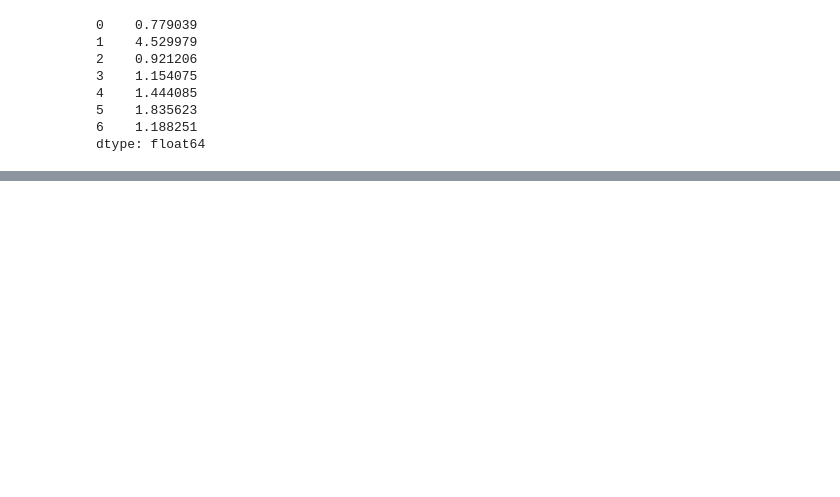
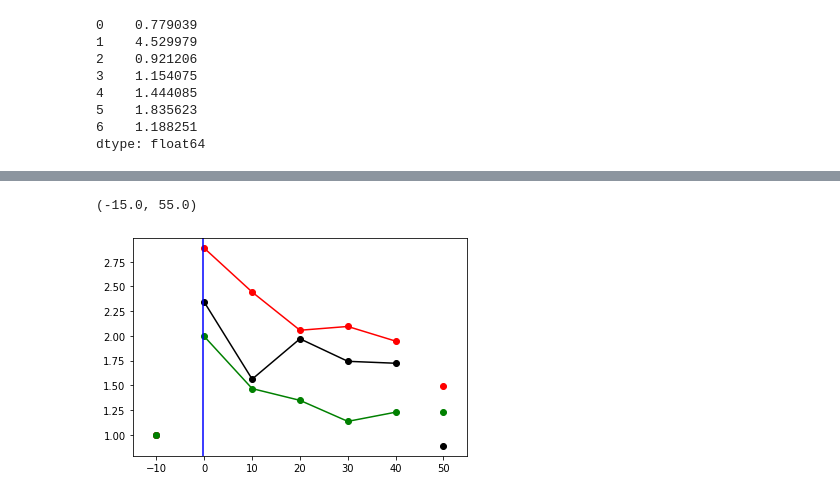
Before and after one commit to anzalks/ep_snippets, a Jupyter notebook: LTP_Cell_to_cell_analytsis_all_patterns.ipynb, the cells around one changed output, grey strips where cells are left out. Saved outputs shown, nothing was run; the diff lists cells and outputs as text; code cells hidden in the pictures; blank space fills up the shorter version.

```diff
--- a/LTP_Cell_to_cell_analytsis_all_patterns.ipynb
+++ b/LTP_Cell_to_cell_analytsis_all_patterns.ipynb
@@ -2025,0 +2079,6 @@ p3 =[1.73399675 1.18556404 1.01548851 0.97596604 1.03023851]
+# %%
+ts =time.time()
+cells = list_folder(p)
+pd_cells = df_from_cells(cells,outdir)
+tf =time.time()
+print(f'total time = {tf-ts} (s)')
@@ -2025,0 +2229,27 @@ p3 =[1.73399675 1.18556404 1.01548851 0.97596604 1.03023851]
+# %%
+p1_max_pre = pd_cells.loc[(pd_cells['frame_type']=='pattern')&(pd_cells['pre_post']=='pre')&(pd_cells['epsp_peak']=='max')&(pd_cells['frame_no']=='frame_no_0')]
+p1_max_post_0 = pd_cells.loc[(pd_cells['frame_type']=='pattern')&(pd_cells['pre_post']=='post_0')&(pd_cells['epsp_peak']=='max')&(pd_cells['frame_no']=='frame_no_0')]
+p1_max_post_1 = pd_cells.loc[(pd_cells['frame_type']=='pattern')&(pd_cells['pre_post']=='post_1')&(pd_cells['epsp_peak']=='max')&(pd_cells['frame_no']=='frame_no_0')]
+p1_max_post_2 = pd_cells.loc[(pd_cells['frame_type']=='pattern')&(pd_cells['pre_post']=='post_2')&(pd_cells['epsp_peak']=='max')&(pd_cells['frame_no']=='frame_no_0')]
+p1_max_post_3 = pd_cells.loc[(pd_cells['frame_type']=='pattern')&(pd_cells['pre_post']=='post_3')&(pd_cells['epsp_peak']=='max')&(pd_cells['frame_no']=='frame_no_0')]
+p1_max_post_4 = pd_cells.loc[(pd_cells['frame_type']=='pattern')&(pd_cells['pre_post']=='post_4')&(pd_cells['epsp_peak']=='max')&(pd_cells['frame_no']=='frame_no_0')]
+p1_max_post_5 = pd_cells.loc[(pd_cells['frame_type']=='pattern')&(pd_cells['pre_post']=='post_5')&(pd_cells['epsp_peak']=='max')&(pd_cells['frame_no']=='frame_no_0')]
+p1_max_post_6 = pd_cells.loc[(pd_cells['frame_type']=='pattern')&(pd_cells['pre_post']=='post_6')&(pd_cells['epsp_peak']=='max')&(pd_cells['frame_no']=='frame_no_0')]
+
+p2_max_pre = pd_cells.loc[(pd_cells['frame_type']=='pattern')&(pd_cells['pre_post']=='pre')&(pd_cells['epsp_peak']=='max')&(pd_cells['frame_no']=='frame_no_1')]
+p2_max_post_0 = pd_cells.loc[(pd_cells['frame_type']=='pattern')&(pd_cells['pre_post']=='post_0')&(pd_cells['epsp_peak']=='max')&(pd_cells['frame_no']=='frame_no_1')]
+p2_max_post_1 = pd_cells.loc[(pd_cells['frame_type']=='pattern')&(pd_cells['pre_post']=='post_1')&(pd_cells['epsp_peak']=='max')&(pd_cells['frame_no']=='frame_no_1')]
+p2_max_post_2 = pd_cells.loc[(pd_cells['frame_type']=='pattern')&(pd_cells['pre_post']=='post_2')&(pd_cells['epsp_peak']=='max')&(pd_cells['frame_no']=='frame_no_1')]
+p2_max_post_3 = pd_cells.loc[(pd_cells['frame_type']=='pattern')&(pd_cells['pre_post']=='post_3')&(pd_cells['epsp_peak']=='max')&(pd_cells['frame_no']=='frame_no_1')]
+p2_max_post_4 = pd_cells.loc[(pd_cells['frame_type']=='pattern')&(pd_cells['pre_post']=='post_4')&(pd_cells['epsp_peak']=='max')&(pd_cells['frame_no']=='frame_no_1')]
+p2_max_post_5 = pd_cells.loc[(pd_cells['frame_type']=='pattern')&(pd_cells['pre_post']=='post_5')&(pd_cells['epsp_peak']=='max')&(pd_cells['frame_no']=='frame_no_1')]
+p2_max_post_6 = pd_cells.loc[(pd_cells['frame_type']=='pattern')&(pd_cells['pre_post']=='post_6')&(pd_cells['epsp_peak']=='max')&(pd_cells['frame_no']=='frame_no_1')]
+
+p3_max_pre = pd_cells.loc[(pd_cells['frame_type']=='pattern')&(pd_cells['pre_post']=='pre')&(pd_cells['epsp_peak']=='max')&(pd_cells['frame_no']=='frame_no_2')]
+p3_max_post_0 = pd_cells.loc[(pd_cells['frame_type']=='pattern')&(pd_cells['pre_post']=='post_0')&(pd_cells['epsp_peak']=='max')&(pd_cells['frame_no']=='frame_no_2')]
+p3_max_post_1 = pd_cells.loc[(pd_cells['frame_type']=='pattern')&(pd_cells['pre_post']=='post_1')&(pd_cells['epsp_peak']=='max')&(pd_cells['frame_no']=='frame_no_2')]
+p3_max_post_2 = pd_cells.loc[(pd_cells['frame_type']=='pattern')&(pd_cells['pre_post']=='post_2')&(pd_cells['epsp_peak']=='max')&(pd_cells['frame_no']=='frame_no_2')]
+p3_max_post_3 = pd_cells.loc[(pd_cells['frame_type']=='pattern')&(pd_cells['pre_post']=='post_3')&(pd_cells['epsp_peak']=='max')&(pd_cells['frame_no']=='frame_no_2')]
+p3_max_post_4 = pd_cells.loc[(pd_cells['frame_type']=='pattern')&(pd_cells['pre_post']=='post_4')&(pd_cells['epsp_peak']=='max')&(pd_cells['frame_no']=='frame_no_2')]
+p3_max_post_5 = pd_cells.loc[(pd_cells['frame_type']=='pattern')&(pd_cells['pre_post']=='post_5')&(pd_cells['epsp_peak']=='max')&(pd_cells['frame_no']=='frame_no_2')]
+p3_max_post_6 = pd_cells.loc[(pd_cells['frame_type']=='pattern')&(pd_cells['pre_post']=='post_6')&(pd_cells['epsp_peak']=='max')&(pd_cells['frame_no']=='frame_no_2')]
@@ -2025,0 +2317,13 @@ p3 =[1.73399675 1.18556404 1.01548851 0.97596604 1.03023851]
+# %%
+plt.scatter(t0,p1_pattern_response, color='k')
+plt.plot(t0[1:6],p1_pattern_response[1:6], color='k')
+plt.scatter(t0,p2_pattern_response, color='r')
+plt.plot(t0[1:6],p2_pattern_response[1:6], color='r')
+plt.scatter(t0,p3_pattern_response, color='g')
+plt.plot(t0[1:6],p3_pattern_response[1:6], color='g')
+plt.axvline(-0.2,color='blue')
+plt.xlim(-15,55)
+#plt.ylim(0,3.5)
+# %% [output]
+(-15.0, 55.0)
+[figure, added]
```
Also changed, not shown: parts of 52 cells of this notebook, 7 other files.
